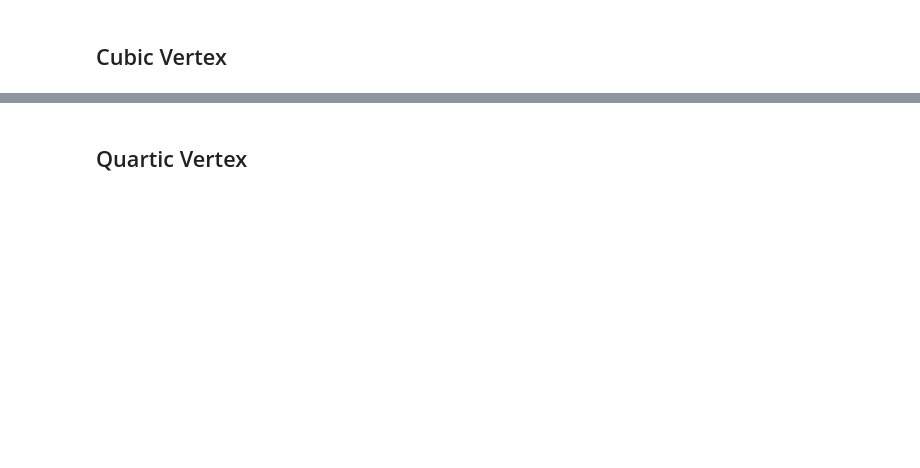
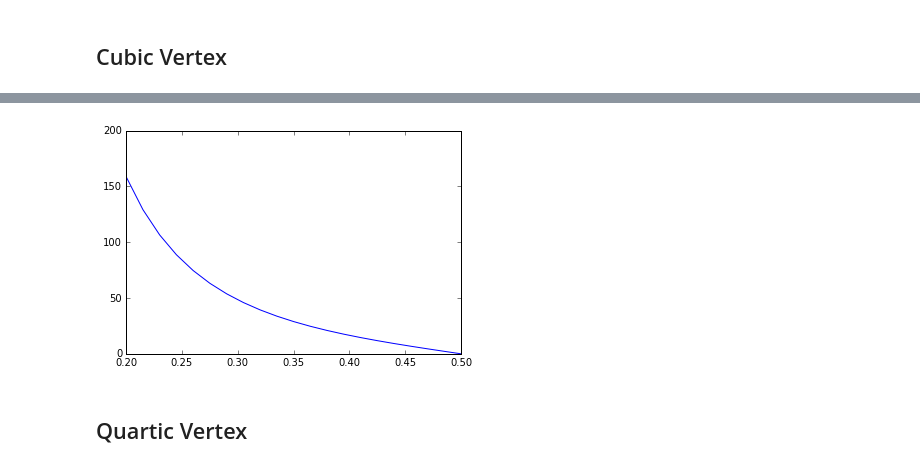
Before and after one commit to qmacAstanford/MultiPointCalculation, a Jupyter notebook: GAMcalc.ipynb, the cells around one changed output, grey strips where cells are left out. Saved outputs shown, nothing was run; the diff lists cells and outputs as text; code cells hidden in the pictures; blank space fills up the shorter version.

```diff
--- a/GAMcalc.ipynb
+++ b/GAMcalc.ipynb
@@ -53,11 +80,13 @@ def gamma3(pset, N, fa, Ks):
     if norm(K1+K2+K3) >= 1e-10:
         raise('Qs must add up to zero')
 
-    if not (norm(K1) == norm(K2) == norm(K3)):
+    if not abs(norm(K1)-norm(K2)) < 1e-5 \
+        and abs(norm(K2)-norm(K3)) < 1e-5:
+        (abs(norm(K1) - norm(K2)))
         raise('Qs must have same length')
 
     K = norm(K1)
-    s3 = s3wlc(pset, N, fa, [K1, K2, -K1-K2])
+    s3 = s3wlc(pset, N, fa, Ks)
     s2inv = s2inverse(pset, N, fa, K)
 
     val = 0
@@ -67,3 +96,27 @@ def gamma3(pset, N, fa, Ks):
                                (s2inv[I2][0] - s2inv[I2][1])
 
     return val*(N**2)
+# %%
+N = 10
+
+nlam = 20
+pset=propagator.prop_set(nlam=nlam)
+
+FAV = np.linspace(.2, .5, 21)
+GAM3 = np.zeros((len(FAV)))
+KSV = np.zeros((len(FAV)))
+
+def set3Ks(K):
+    k1 = np.array([1,0,0])*K
+    k2 = np.array([-0.5,0.5*np.sqrt(3),0])*K
+    k3 = -k1-k2
+
+    Ks = [k1, k2, k3]
+    return Ks
+
+for ind, fa in enumerate(FAV):
+    KS = spinodal(N, fa)
+    Ks = set3Ks(KS)
+
+    KSV[ind] = KS
+    GAM3[ind] = gamma3(pset, N, fa, Ks)
@@ -70,3 +145,9 @@ def gamma3(pset, N, fa, Ks):
+# %%
+plt.plot(FAV, -N*GAM3)
+plt.axis([.2,.5,0,200])
+plt.show()
+# %% [output]
+[figure, added]
 # %% [markdown]
 ## Quartic Vertex
 # %%
```
Also changed, not shown: parts of 9 cells of this notebook, 1 other file.
